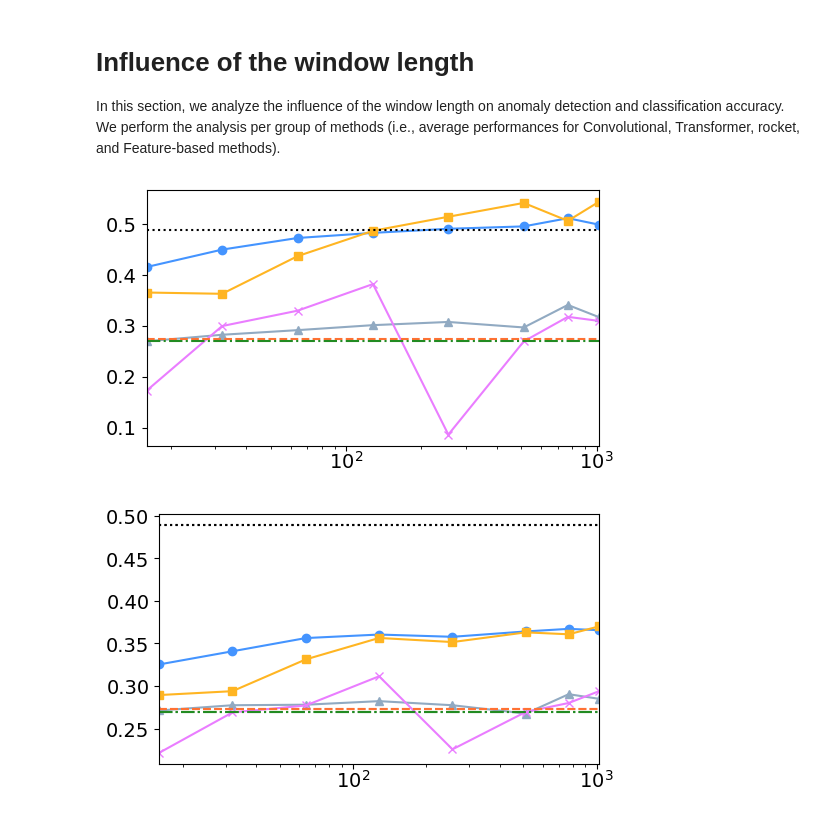
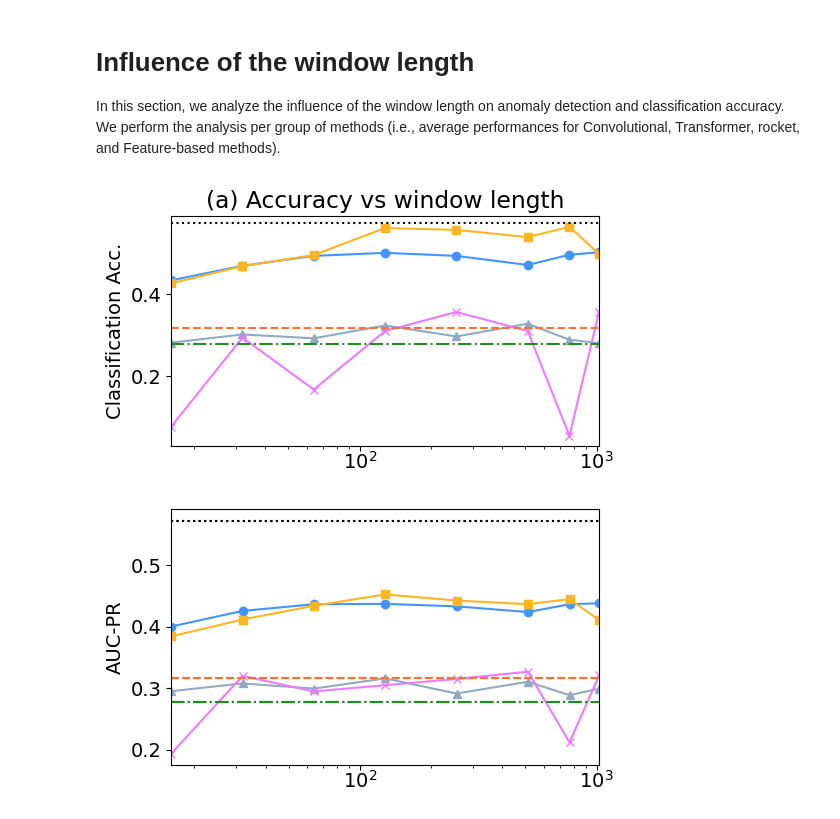
Before and after one commit to boniolp/MSAD, a Jupyter notebook: experiments/accuracy_analysis/accuracy_evaluation.ipynb, the cells around one changed output. Cells and saved outputs as stored; diff of their text form; code cells hidden in the pictures.

```diff
--- a/experiments/accuracy_analysis/accuracy_evaluation.ipynb
+++ b/experiments/accuracy_analysis/accuracy_evaluation.ipynb
@@ -97,7 +103,7 @@ df
 # %% [markdown]
 ### Define camera-ready method names
 # %%
-all_length = [32, 64, 128, 256, 512, 768, 1024]
+all_length = [16, 32, 64, 128, 256, 512, 768, 1024]
 
 template_names = {
     'inception_time_{}': 'InceptTime-{}',
@@ -448,11 +454,28 @@ length. The second plot shows the correlation values (trend of the
 different lines in The following figure) versus the window length.
 # %%
 datasets = list(set(df['dataset'].values))
-datasets_count = {dataset:len(df.loc[df['dataset']==dataset]) for dataset in datasets}
-datasets_length = {dataset:df.loc[df['dataset'] == dataset]['data_len'].mean() for dataset in datasets}
-anom_length = {dataset:df.loc[df['dataset'] == dataset]['average_anom_length'].mean() for dataset in datasets}
-anom_count = {dataset:df.loc[df['dataset'] == dataset]['nb_anomaly'].mean() for dataset in datasets}
-anom_ratio = {dataset:df.loc[df['dataset'] == dataset]['ratio'].mean() for dataset in datasets}
+
+datasets_count = {}
+datasets_length = {}
+anom_length = {}
+anom_count = {}
+anom_ratio = {}
+
+for dataset in datasets:
+    # Calculate count of occurrences of each dataset
+    datasets_count[dataset] = len(df[df['dataset'] == dataset])
+
+    # Calculate the mean length of data for each dataset
+    datasets_length[dataset] = df[df['dataset'] == dataset]['data_len'].mean()
+
+    # Calculate the mean length of anomalies for each dataset
+    anom_length[dataset] = df[df['dataset'] == dataset]['average_anom_length'].mean()
+
+    # Calculate the mean count of anomalies for each dataset
+    anom_count[dataset] = df[df['dataset'] == dataset]['nb_anomaly'].mean()
+
+    # Calculate the mean ratio of anomalies for each dataset
+    anom_ratio[dataset] = df[df['dataset'] == dataset]['ratio'].mean()
 # %%
 def regplot(x, y, color, pos, right=True):
     b, m = polyfit(x, y, 1)
@@ -522,6 +556,7 @@ def corr_plot_dataset(methods_ens_length, length, datasets_count=datasets_count,
 datasets_count_corr_list, datasets_length_corr_list, datasets_point_corr_list = [], [], []
 for length in all_length:
     all_methods_length = [meth.format(length) for meth in methods_conv + methods_sit + methods_ts + methods_feature]
+    all_methods_length = [x for x in all_methods_length if x in all_methods]
     datasets_count_corr, datasets_length_corr, datasets_point_corr = corr_plot_dataset(all_methods_length, length, datasets_count=datasets_count, datasets_length=datasets_length, type_a='time series')
     datasets_count_corr_list.append(datasets_count_corr)
     datasets_length_corr_list.append(datasets_length_corr)
@@ -566,6 +607,7 @@ plt.close()
 datasets_count_corr_list, datasets_length_corr_list, datasets_point_corr_list = [], [], []
 for length in all_length:
     all_methods_length = [meth.format(length) for meth in methods_conv + methods_sit + methods_ts + methods_feature]
+    all_methods_length = [x for x in all_methods_length if x in all_methods]
     datasets_count_corr, datasets_length_corr, datasets_point_corr = corr_plot_dataset(all_methods_length, length, datasets_count=anom_count, datasets_length=anom_length, type_a='anomaly')
     datasets_count_corr_list.append(datasets_count_corr)
     datasets_length_corr_list.append(datasets_length_corr)
@@ -618,7 +661,7 @@ def plot_mean_length(class_acc=False):
     mean_sit, mean_conv, mean_feature, mean_ts = [], [], [], []
 
     for method in methods_conv + methods_feature + methods_sit + methods_ts:
-        to_plot = [method.format(length) for length in all_length]
+        to_plot = [x for x in [method.format(length) for length in all_length] if x in all_methods]
         if class_acc:
             ts_length = []
             for method_name in to_plot:
@@ -645,36 +688,36 @@ def plot_mean_length(class_acc=False):
 #     plt.xticks(all_length)
     plt.xlim(16, 1024)
 #     plt.xlabel('window length (log scale)')
 
     if class_acc:
         fig_name = '8_window_length_1'
-#         plt.ylabel('Classification Acc.')
-#         plt.title('(a) Accuracy vs window length')
+        plt.ylabel('Classification Acc.')
+        plt.title('(a) Accuracy vs window length')
 #         fig.text(0.29, 0.95, "(a)", ha="center", va="bottom", size="large", color="black")
 #         fig.text(0.41, 0.95, "Accuracy", ha="center", va="bottom", size="large", color="red")
 #         fig.text(0.66, 0.95, " vs window length", ha="center", va="bottom", size="large", color="black")
     else:
         fig_name = '8_window_length_2'
         plt.axhline(df['Oracle'].mean(), c="#000000", linestyle='dotted', label=final_names["Oracle"])
         plt.axhline(df['Avg Ens'].mean(), c=methods_colors["avg_ens"], linestyle='dashed', label=final_names["Avg Ens"])
         plt.axhline(df['NORMA'].mean(), c=methods_colors["best_ad_train"], linestyle='dashdot', label="Best AD")
 #         plt.text(18, df['Oracle'].mean() - 0.02, "Oracle", fontsize=12)
-#         plt.ylabel(final_names[measure_name])
+        plt.ylabel(final_names[measure_name])
 #         plt.title('Accuracy of methods family vs length')
 
     plt.axhline(df['Oracle'].mean(), c="#000000", linestyle='dotted', label=final_names["Oracle"])
     plt.axhline(df['Avg Ens'].mean(), c=methods_colors["avg_ens"], linestyle='dashed', label=final_names["Avg Ens"])
     plt.axhline(df['NORMA'].mean(), c=methods_colors["best_ad_train"], linestyle='dashdot', label="Best AD")
 
 #     plt.legend()
 #     plt.gca().legend(loc='upper center', bbox_to_anchor=(0.5, -0.05), shadow=True, ncol=5)
     plt.tight_layout()
-    plt.savefig(figure_path.format(fig_name))
+#     plt.savefig(figure_path.format(fig_name))
     plt.show()
     plt.close()
 
 plot_mean_length(class_acc=True)
 plot_mean_length()
 # %% [output]
-[figure, old version]
+[figure, new version]
-[figure, old version]
+[figure, new version]
```
Also changed, not shown: parts of 8 cells of this notebook, 3 other files.
